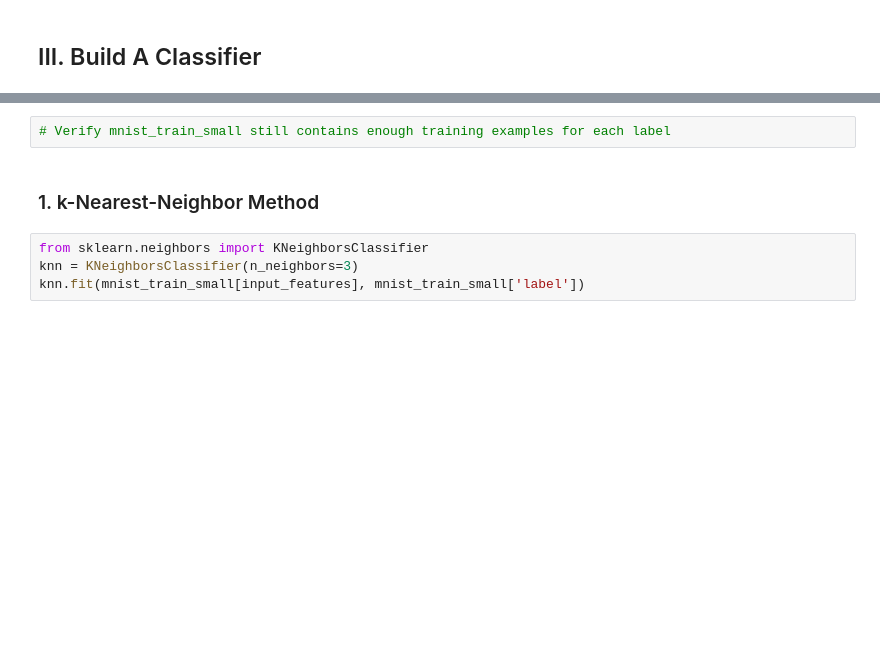
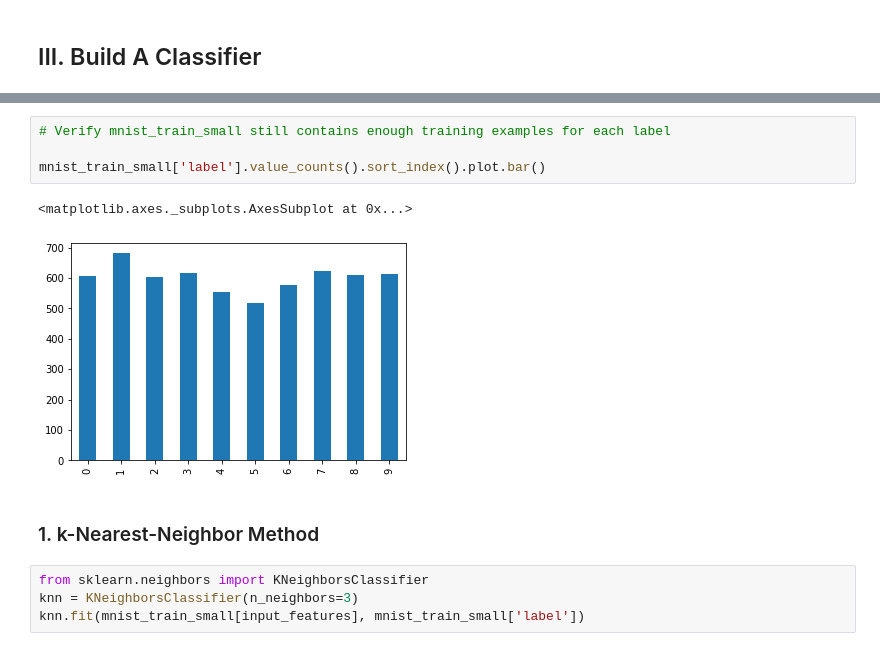
Before and after one commit to ch00226855/CMP414765Spring2021, a Jupyter notebook: Week04_ImageClassification.ipynb, the cells around one changed output, grey strips where cells are left out. Drawn from its saved outputs; the diff is of its cells as text; blank space fills up the shorter version.

```diff
--- a/Week04_ImageClassification.ipynb
+++ b/Week04_ImageClassification.ipynb
@@ -103,5 +225,10 @@ print(mnist_train_small.shape)
 # %%
 # Verify mnist_train_small still contains enough training examples for each label
+
+mnist_train_small['label'].value_counts().sort_index().plot.bar()
+# %% [output]
+<matplotlib.axes._subplots.AxesSubplot at 0x...>
+[figure, added]
 # %% [markdown]
 ### 1. k-Nearest-Neighbor Method
 # %%
```
Also changed, not shown: parts of 26 cells of this notebook.
